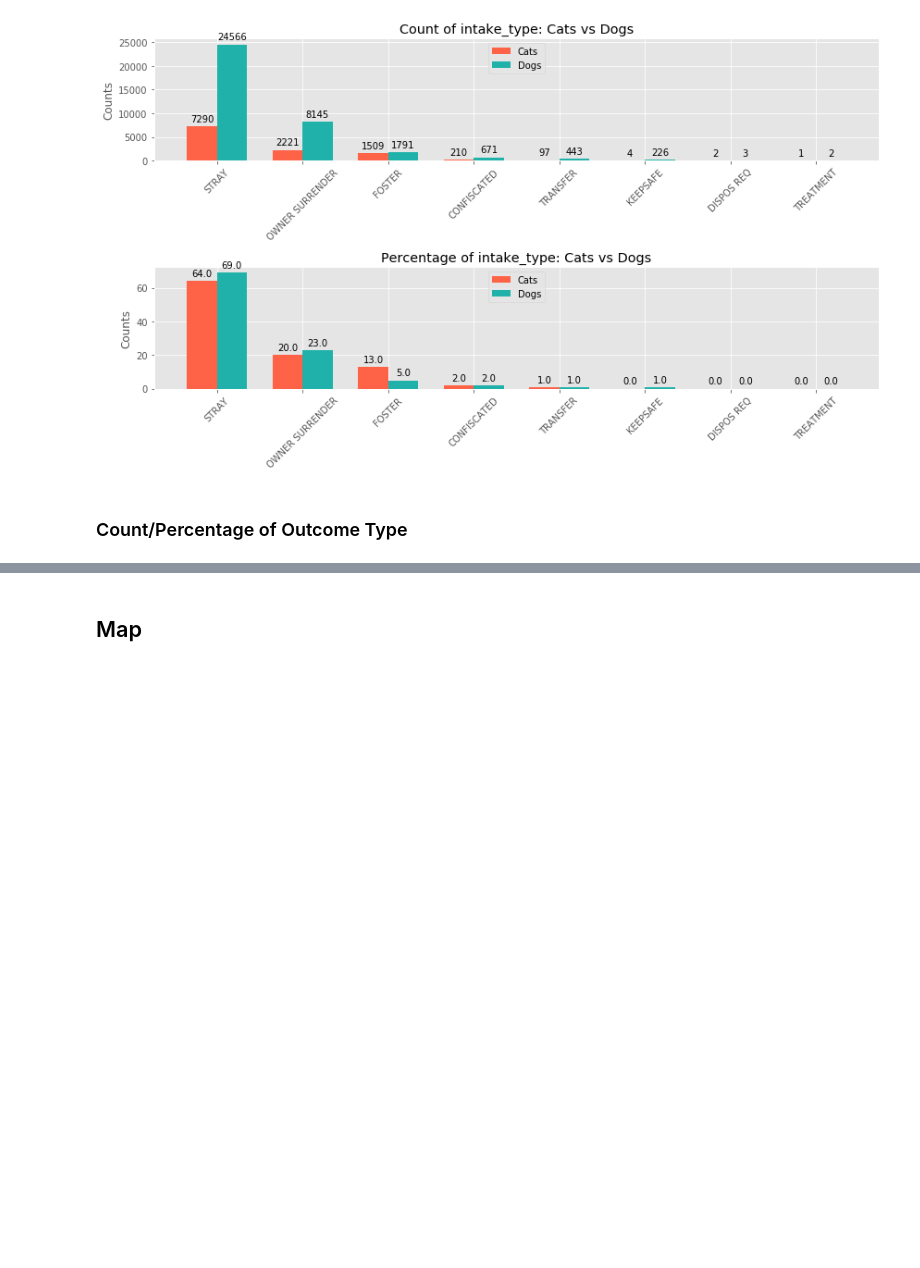
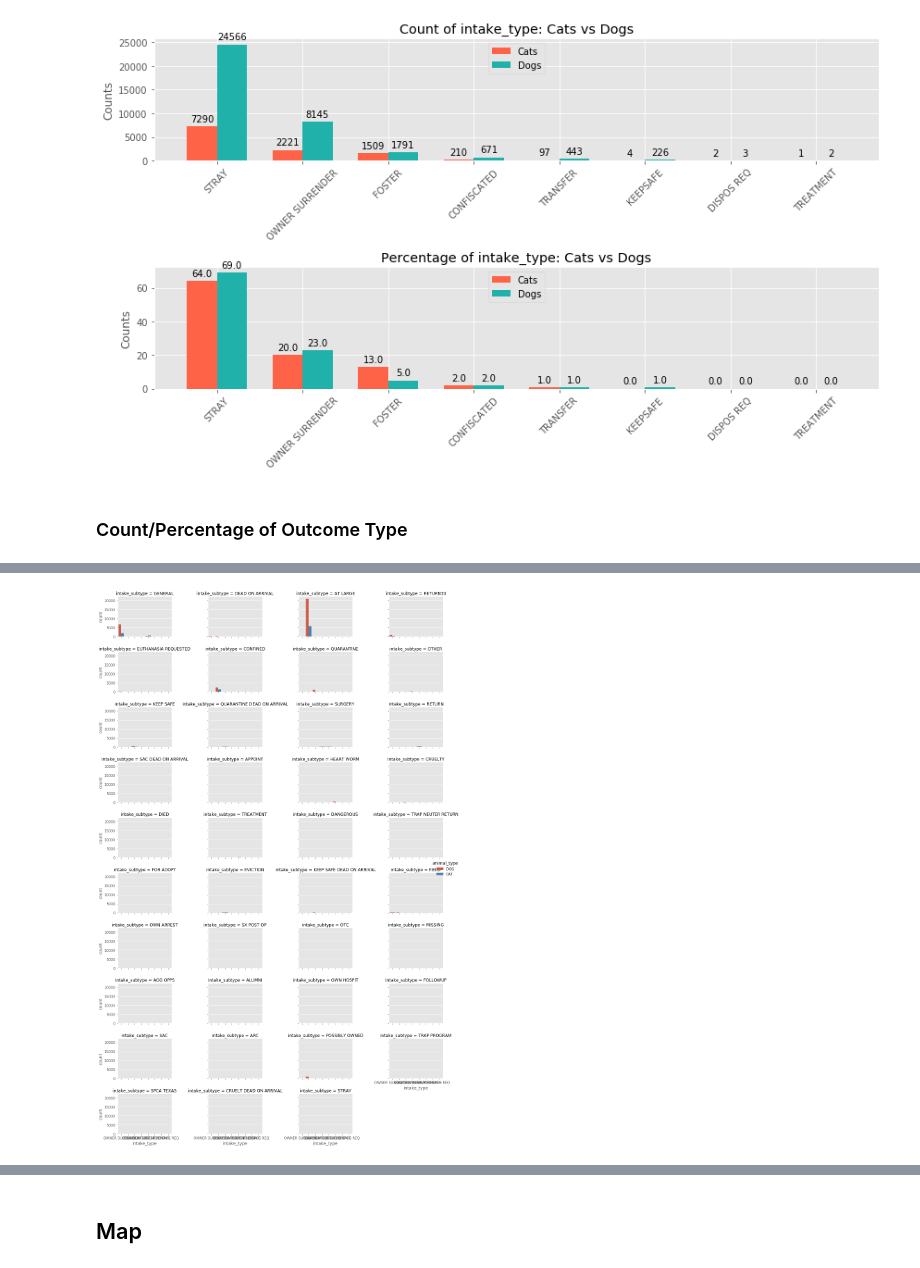
Before and after one commit to cwong690/Dallas-Paws, a Jupyter notebook: dallas_animals.ipynb, the cells around one changed output, grey strips where cells are left out. Drawn from its saved outputs; the diff is of its cells as text; code cells hidden in the pictures; blank space fills up the shorter version.

Commit message:
add catplot draft 1

```diff
--- a/dallas_animals.ipynb
+++ b/dallas_animals.ipynb
@@ -576,0 +606,7 @@ plt.tight_layout()
+# %%
+g = sns.catplot(x="intake_type", col="intake_subtype", hue='animal_type', col_wrap=4,
+                data=dallas, kind="count", height=2.25, aspect=1.5)
+
+plt.tight_layout()
+# %% [output]
+[figure, added]
```
Also changed, not shown: parts of 11 cells of this notebook.
